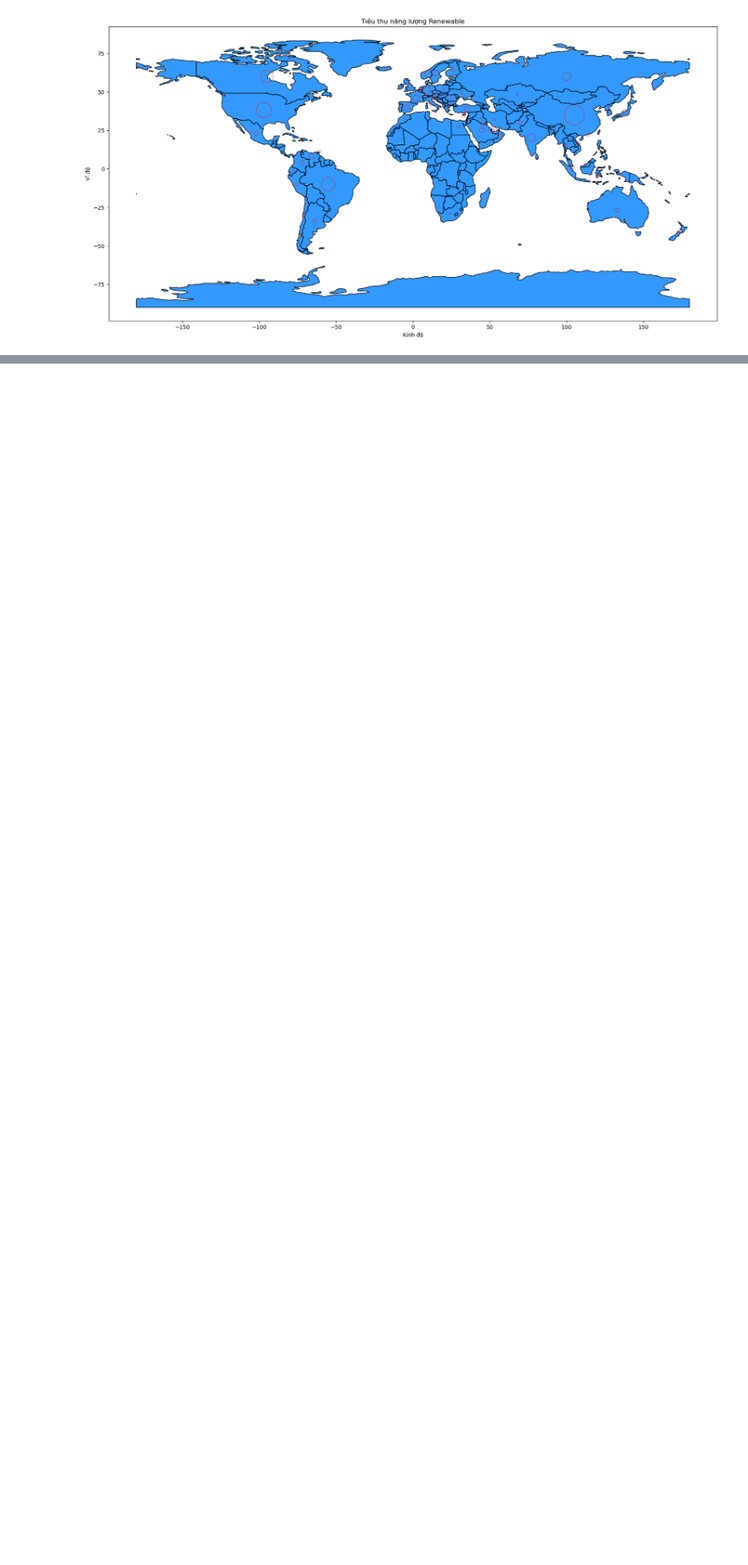
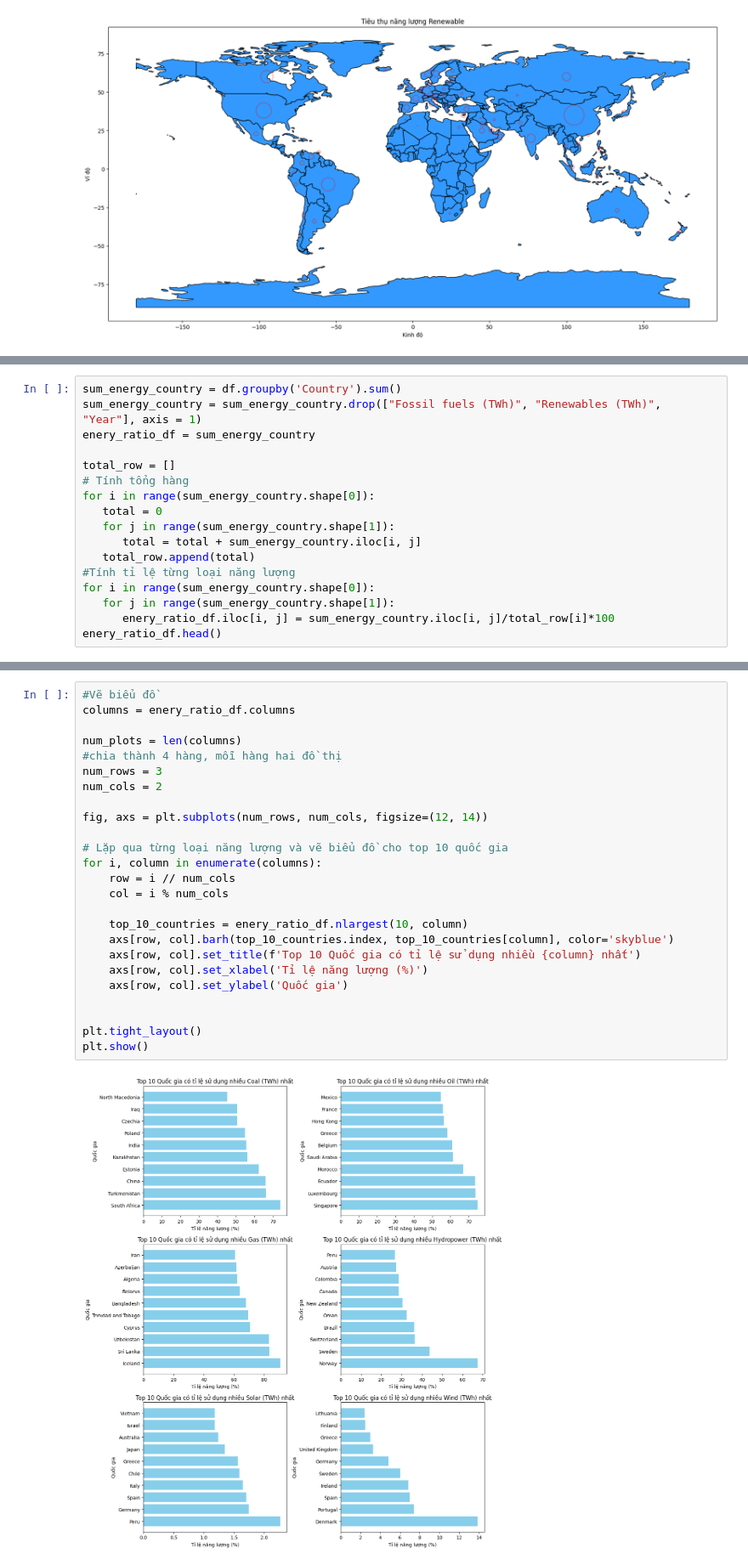
Before and after one commit to nguyentanhoangsa/DoAnKHDL, a Jupyter notebook: Visualize_Datcauhoi/visualize_va_dat_cau_hoi.ipynb, the cells around one changed output, grey strips where cells are left out. Shown at 85% size. Cells and saved outputs as stored; diff of their text form; blank space fills up the shorter version.

Commit message:
Đặt câu hỏi 4: Loại năng lượng nào quan trọng nhất đối với mỗi quốc gia?

```diff
--- a/Visualize_Datcauhoi/visualize_va_dat_cau_hoi.ipynb
+++ b/Visualize_Datcauhoi/visualize_va_dat_cau_hoi.ipynb
@@ -224,0 +234,17 @@ plt.show()
+# %%
+sum_energy_country = df.groupby('Country').sum()
+sum_energy_country = sum_energy_country.drop(["Fossil fuels (TWh)", "Renewables (TWh)", "Year"], axis = 1)
+enery_ratio_df = sum_energy_country
+
+total_row = []
+# Tính tổng hàng
+for i in range(sum_energy_country.shape[0]):
+   total = 0
+   for j in range(sum_energy_country.shape[1]):
+      total = total + sum_energy_country.iloc[i, j]
+   total_row.append(total)
+#Tính tỉ lệ từng loại năng lượng
+for i in range(sum_energy_country.shape[0]):
+   for j in range(sum_energy_country.shape[1]):
+      enery_ratio_df.iloc[i, j] = sum_energy_country.iloc[i, j]/total_row[i]*100
+enery_ratio_df.head()
@@ -224,0 +259,27 @@ plt.show()
+# %%
+#Vẽ biểu đồ
+columns = enery_ratio_df.columns
+
+num_plots = len(columns)
+#chia thành 4 hàng, mỗi hàng hai đồ thị
+num_rows = 3
+num_cols = 2
+
+fig, axs = plt.subplots(num_rows, num_cols, figsize=(12, 14))
+
+# Lặp qua từng loại năng lượng và vẽ biểu đồ cho top 10 quốc gia
+for i, column in enumerate(columns):
+    row = i // num_cols
+    col = i % num_cols
+
+    top_10_countries = enery_ratio_df.nlargest(10, column)
+    axs[row, col].barh(top_10_countries.index, top_10_countries[column], color='skyblue')
+    axs[row, col].set_title(f'Top 10 Quốc gia có tỉ lệ sử dụng nhiều {column} nhất')
+    axs[row, col].set_xlabel('Tỉ lệ năng lượng (%)')
+    axs[row, col].set_ylabel('Quốc gia')
+
+
+plt.tight_layout()
+plt.show()
+# %% [output]
+[figure, added]
```
Also changed, not shown: parts of 4 cells of this notebook.
